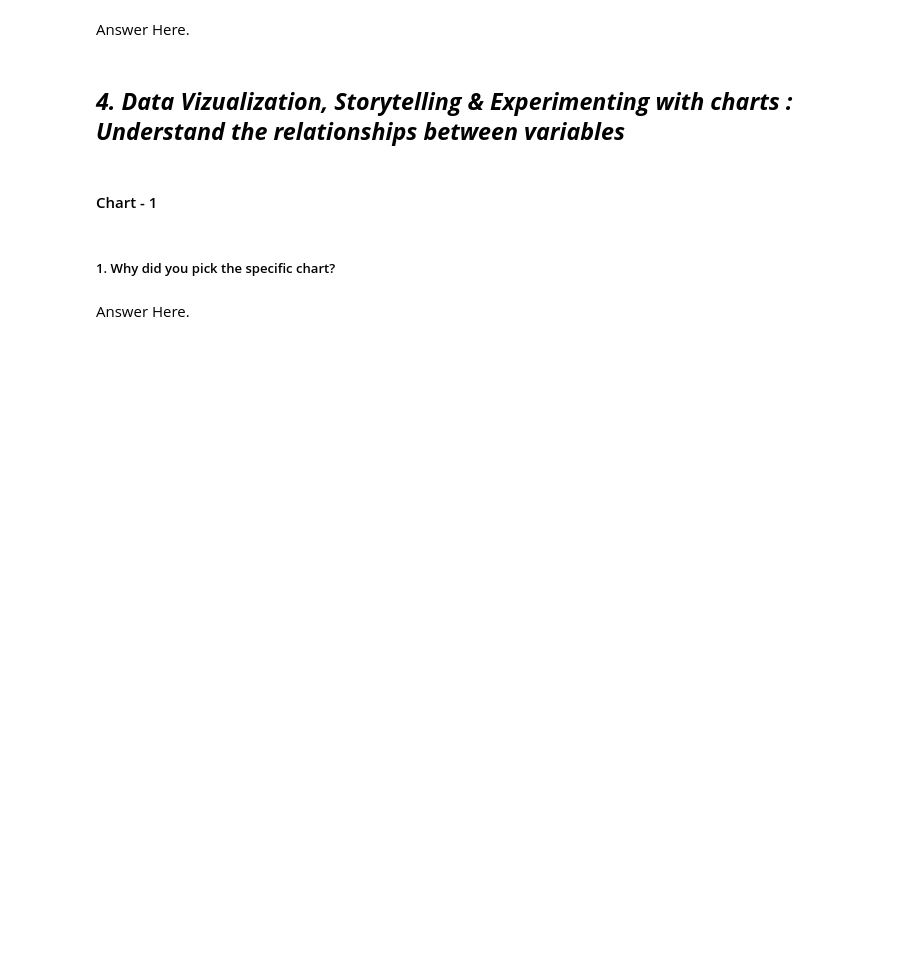
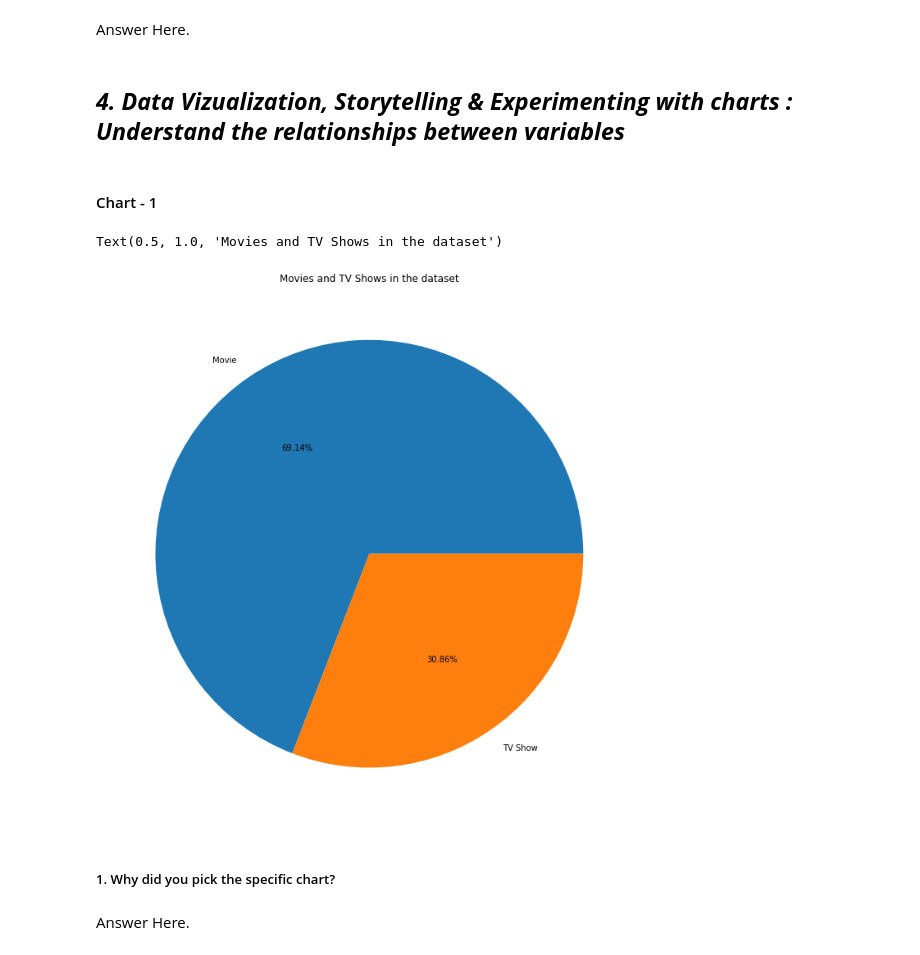
Before and after one commit to RahulI5/Netflix-Movies-and-TV-Shows-Clustering, a Jupyter notebook: Netflix_Movies_and_TV_Shows_Clustering.ipynb, the cells around one changed output. Saved outputs shown, nothing was run; the diff lists cells and outputs as text; code cells hidden in the pictures; blank space fills up the shorter version.

```diff
--- a/Netflix_Movies_and_TV_Shows_Clustering.ipynb
+++ b/Netflix_Movies_and_TV_Shows_Clustering.ipynb
@@ -281,3 +274,12 @@ Answer Here.
+# %%
+# Chart - 1 visualization code
+plt.figure(figsize=(15,12))
+df.type.value_counts().plot(kind='pie',autopct='%1.2f%%')
+plt.ylabel('')
+plt.title('Movies and TV Shows in the dataset')
+# %% [output]
+Text(0.5, 1.0, 'Movies and TV Shows in the dataset')
+[figure, added]
 # %% [markdown]
 ##### 1. Why did you pick the specific chart?
 # %% [markdown]
```
Also changed, not shown: parts of 74 cells of this notebook.
